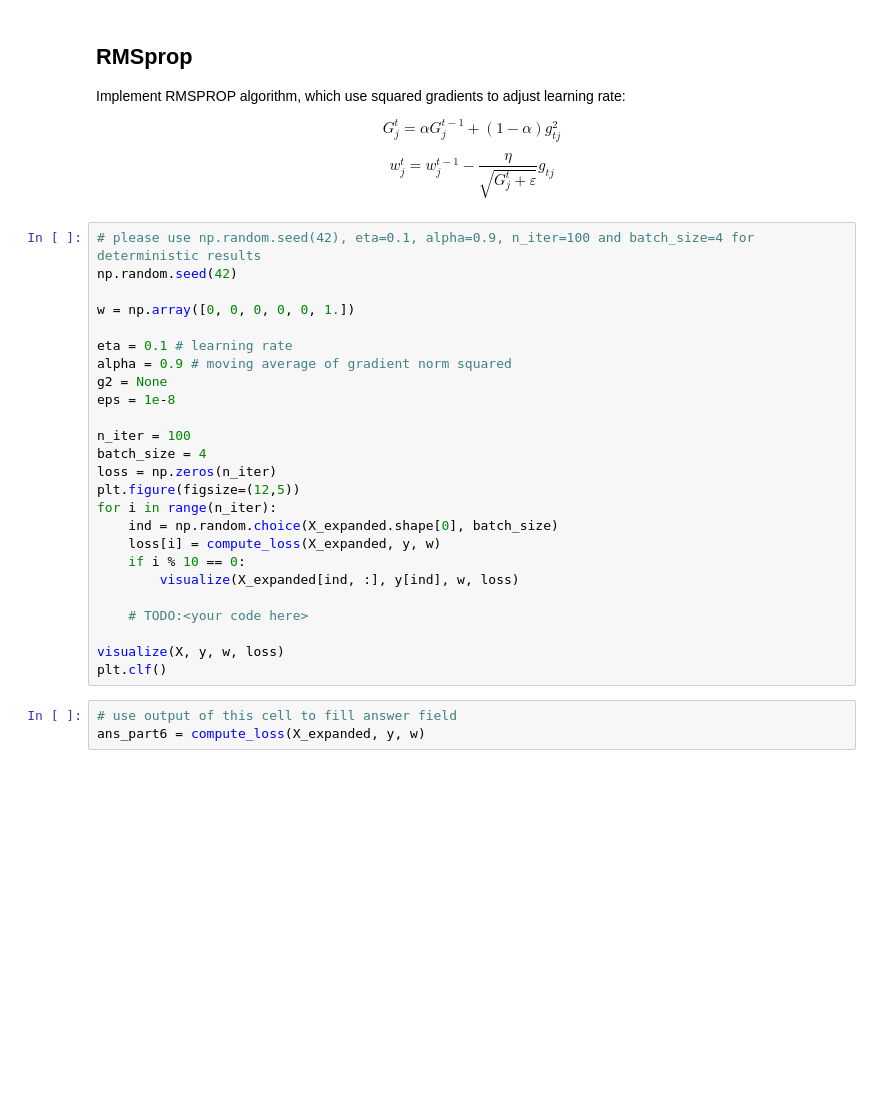
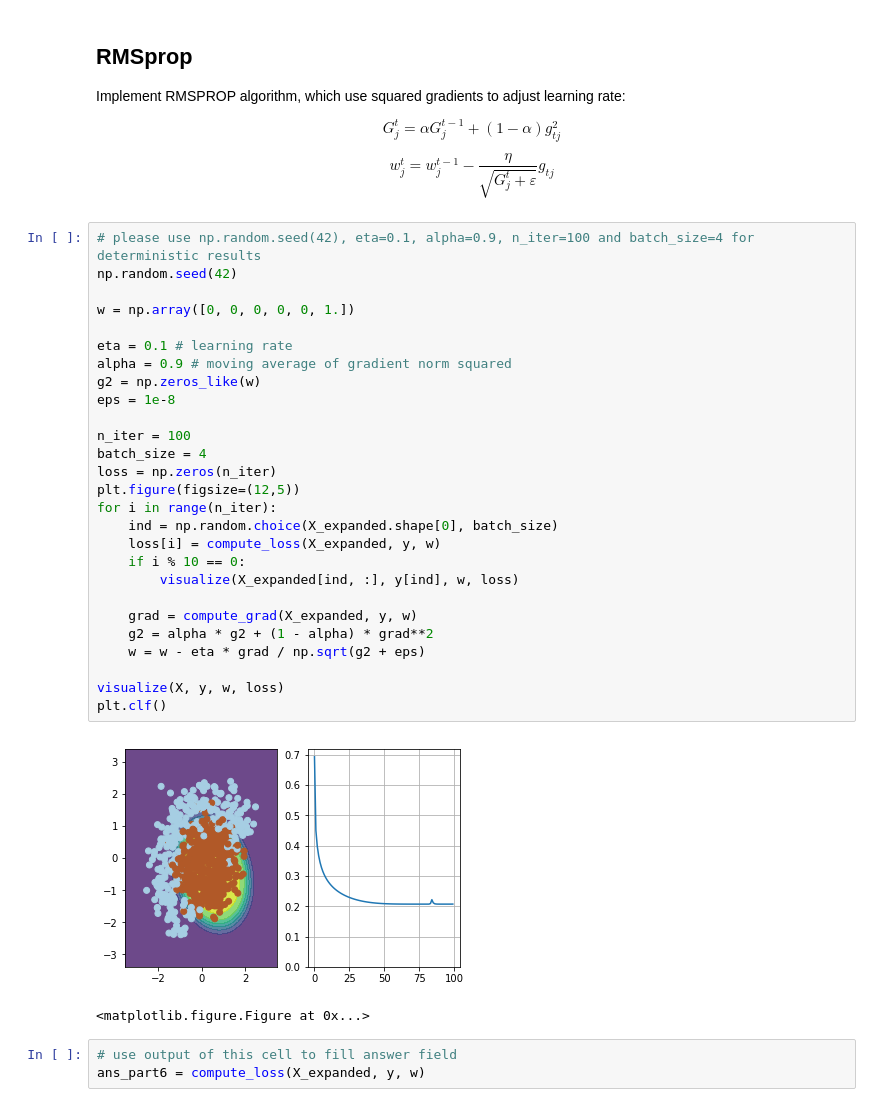
Before and after one commit to aadimator/advanced-ml-specialization, a Jupyter notebook: 1-intro-to-deep-learning/week1/week01_pa.ipynb, the cells around one changed output. Drawn from its saved outputs; the diff is of its cells as text; blank space fills up the shorter version.

```diff
--- a/1-intro-to-deep-learning/week1/week01_pa.ipynb
+++ b/1-intro-to-deep-learning/week1/week01_pa.ipynb
@@ -348,28 +348,33 @@ $$ w_j^t = w_j^{t-1} - \dfrac{\eta}{\sqrt{G_j^t + \varepsilon}} g_{tj} $$
 # %%
 # please use np.random.seed(42), eta=0.1, alpha=0.9, n_iter=100 and batch_size=4 for deterministic results
 np.random.seed(42)
 
 w = np.array([0, 0, 0, 0, 0, 1.])
 
 eta = 0.1 # learning rate
 alpha = 0.9 # moving average of gradient norm squared
-g2 = None
+g2 = np.zeros_like(w)
 eps = 1e-8
 
 n_iter = 100
 batch_size = 4
 loss = np.zeros(n_iter)
 plt.figure(figsize=(12,5))
 for i in range(n_iter):
     ind = np.random.choice(X_expanded.shape[0], batch_size)
     loss[i] = compute_loss(X_expanded, y, w)
     if i % 10 == 0:
         visualize(X_expanded[ind, :], y[ind], w, loss)
 
-    # TODO:<your code here>
+    grad = compute_grad(X_expanded, y, w)
+    g2 = alpha * g2 + (1 - alpha) * grad**2
+    w = w - eta * grad / np.sqrt(g2 + eps)
 
 visualize(X, y, w, loss)
 plt.clf()
+# %% [output]
+[figure, added]
+<matplotlib.figure.Figure at 0x...>
 # %%
 # use output of this cell to fill answer field
 ans_part6 = compute_loss(X_expanded, y, w)
```
Also changed, not shown: parts of 2 cells of this notebook, 1 other file.
